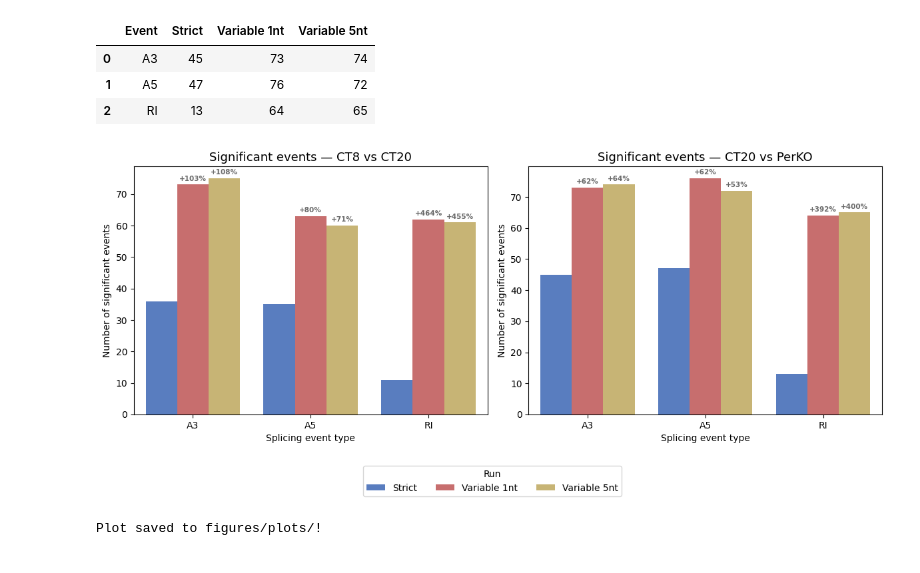
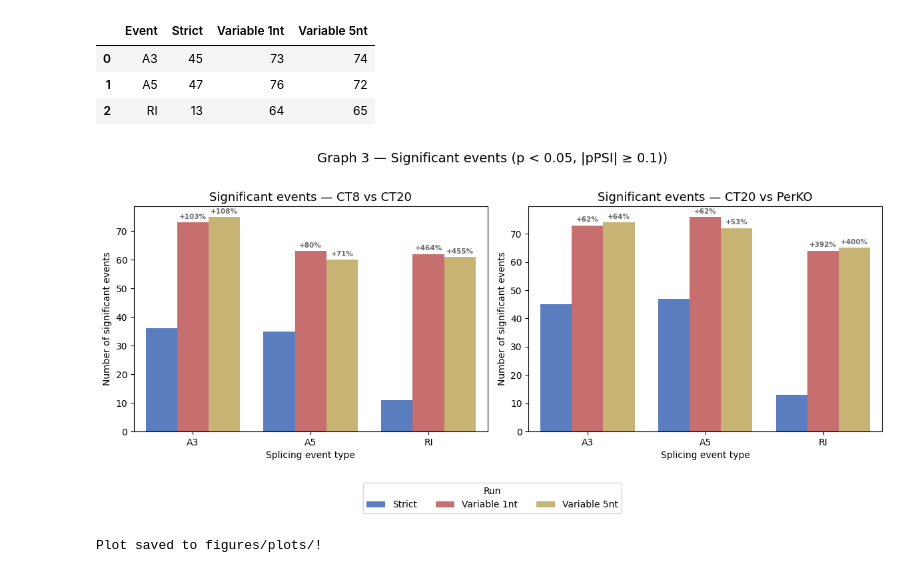
Before and after one commit to griceyrt/Internship, a Jupyter notebook: analysis/notebooks/02_barplots.ipynb, the cells around one changed output. Drawn from its saved outputs; the diff is of its cells as text; code cells hidden in the pictures.

```diff
--- a/analysis/notebooks/02_barplots.ipynb
+++ b/analysis/notebooks/02_barplots.ipynb
@@ -100,9 +185,6 @@ Graph 1 saved!
 boundaries = ["Strict", "Variable 1nt", "Variable 3nt", "Variable 5nt", "Variable 10nt", "Variable 20nt"]
 
 fig, ax = plt.subplots(figsize=(11, 5))
-
-muted = sns.color_palette("muted", 7)
-events_all = ["SE", "A3", "A5", "MX", "RI", "AF", "AL"]
 
 for i, event in enumerate(events_all):
     row = df_ioe_all[df_ioe_all["Event"] == event].iloc[0]
@@ -112,7 +194,7 @@ for i, event in enumerate(events_all):
     ax.plot(boundaries, values, marker="o", label=event,
             color=muted[i], linewidth=linewidth, linestyle=linestyle)
 
-ax.set_title("Events detected by generateEvents across boundary modes", fontsize=13)
+ax.set_title("Graph 2 — Events detected by generateEvents across all boundaries", fontsize=13)
 ax.set_xlabel("Boundary mode")
 ax.set_ylabel("Number of events detected")
 ax.legend(title="Event type")
@@ -121,4 +203,5 @@ plt.xticks(rotation=15)
 plt.tight_layout()
 plt.savefig("../../figures/plots/lineplot_ioe_counts.png", dpi=150, bbox_inches="tight")
 plt.show()
+print("Graph 2 saved!")
 # %% [output]
@@ -204,32 +294,33 @@ sns.barplot(data=df_ct8_melted, x="Event", y="Count", hue="Run",
 axes[0].set_title("Significant events — CT8 vs CT20", fontsize=13)
 axes[0].set_xlabel("Splicing event type")
 axes[0].set_ylabel("Number of significant events")
 
 # Plot 2 — CT20 vs PerKO
 sns.barplot(data=df_perko_melted, x="Event", y="Count", hue="Run",
             palette=palette, ax=axes[1])
 axes[1].set_title("Significant events — CT20 vs PerKO", fontsize=13)
 axes[1].set_xlabel("Splicing event type")
 axes[1].set_ylabel("Number of significant events")
 
 # Annotate percentage increases above Variable bars
 add_pct_labels(axes[0], df_ct8)
 add_pct_labels(axes[1], df_perko)
 
 # Remove individual legends and add a combined legend below
 axes[0].get_legend().remove()
 axes[1].get_legend().remove()
 
 handles, labels = axes[0].get_legend_handles_labels()
 fig.legend(handles, labels, title="Run", loc="lower center",
            ncol=3, bbox_to_anchor=(0.5, -0.08))
 
+fig.suptitle("Graph 3 — Significant events (p < 0.05, |pPSI| ≥ 0.1))", fontsize=14, y=1.02)
 plt.tight_layout()
 plt.subplots_adjust(bottom=0.18)
 plt.savefig("../../figures/plots/barplot_strict_vs_variable.png", dpi=150, bbox_inches="tight")
 plt.show()
 
 print("Plot saved to figures/plots/!")
 # %% [output]
-[figure, old version]
+[figure, new version]
 Plot saved to figures/plots/!
```
Also changed, not shown: parts of 8 cells of this notebook, 10 other files.
